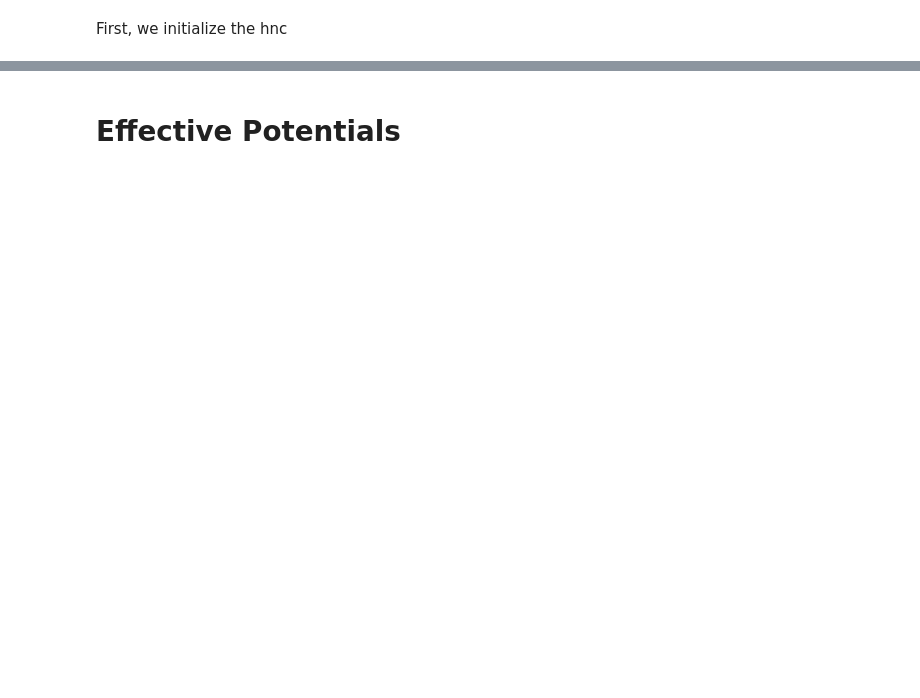
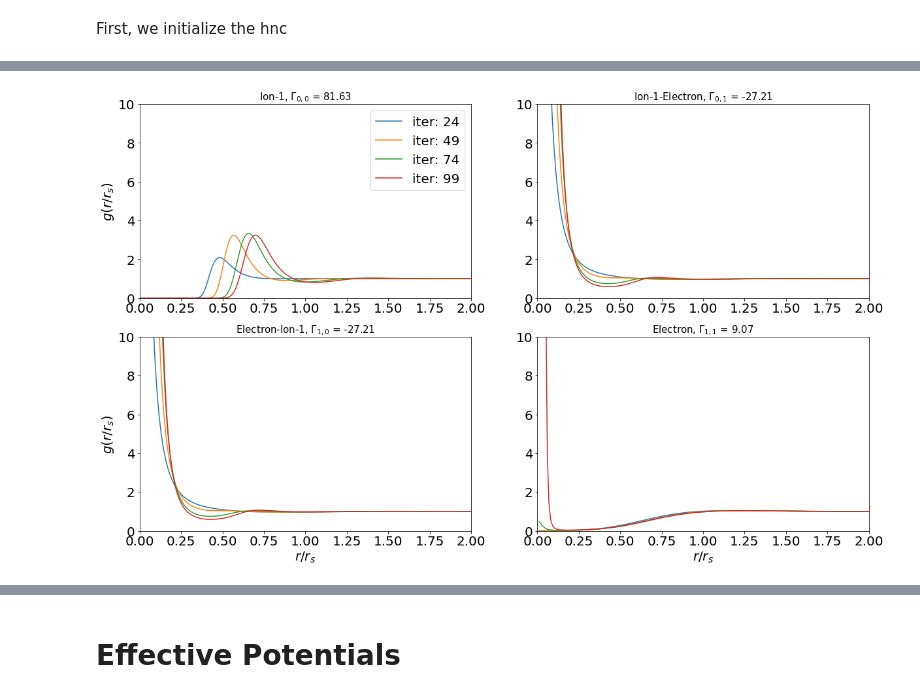
Before and after one commit to ZachAJohnson/hnc, a Jupyter notebook: QSP_HNC.ipynb, the cells around one changed output, grey strips where cells are left out. Saved outputs shown, nothing was run; the diff lists cells and outputs as text; code cells hidden in the pictures; blank space fills up the shorter version.

```diff
--- a/QSP_HNC.ipynb
+++ b/QSP_HNC.ipynb
@@ -156,3 +201,7 @@ hnc2.HNC_solve(alpha=1, h_max=1e4)
 Warning: HNC_solver did not converge within the specified number of iterations.
+# %%
+hnc2.plot_species_convergence()
+# %% [output]
+[figure, added]
 # %%
 hnc2.plot_g_all_species()
```
Also changed, not shown: parts of 17 cells of this notebook, 3 other files.
